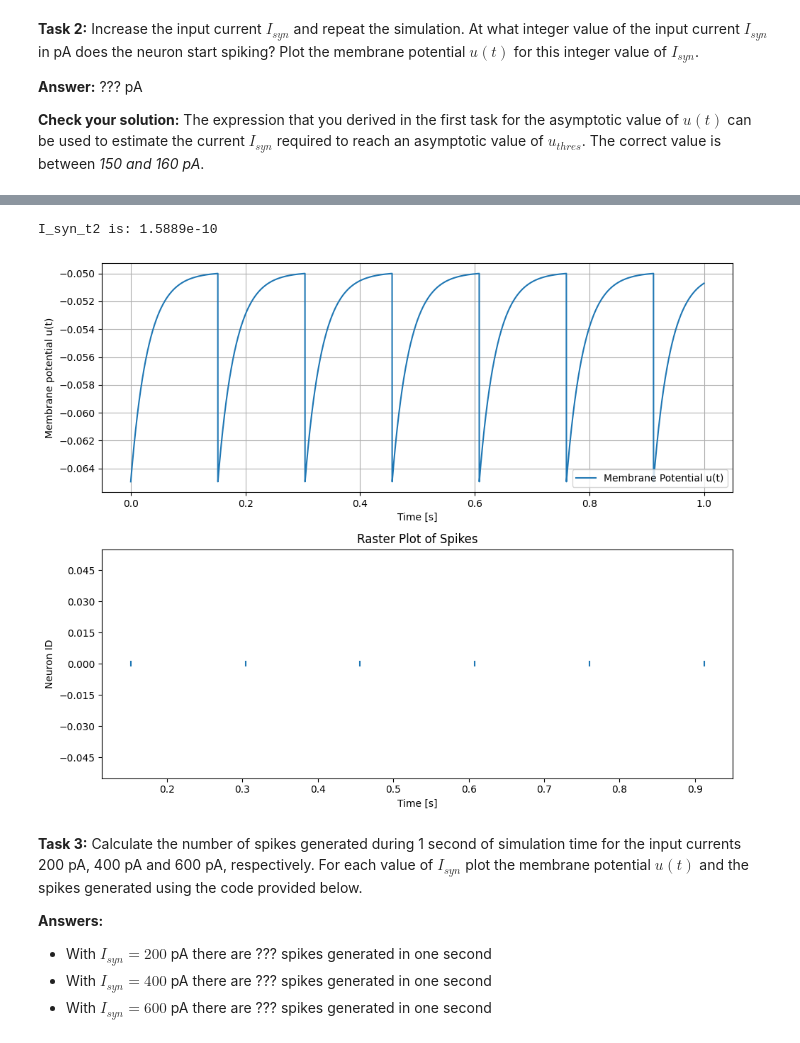
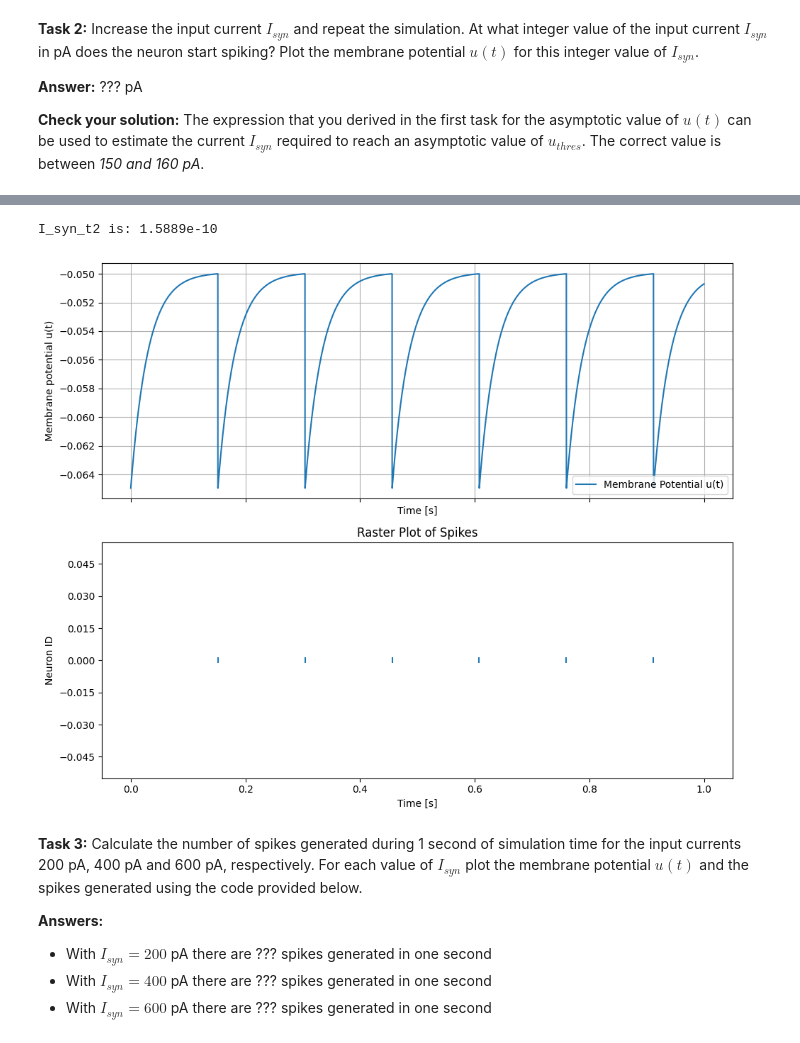
Before and after one commit to jacomoel/d7046e, a Jupyter notebook: exercises/SNN-Exercise-1.ipynb, the cells around one changed output, grey strips where cells are left out. Cells and saved outputs as stored; diff of their text form; code cells hidden in the pictures.

```diff
--- a/exercises/SNN-Exercise-1.ipynb
+++ b/exercises/SNN-Exercise-1.ipynb
@@ -183,7 +219,7 @@ The membrane potential starts at the $u_{rest}$ and converges around $-60.25 mV$
 # %%
 # Code for Task 2
 
-#I_syn_t2 = (u_thres - u_rest) / R
+#I_syn_t2 = (u_thres - u_i[1]) / R
 I_syn_t2 = 158.89e-12
 print("I_syn_t2 is:", I_syn_t2) # Answer
 
@@ -205,37 +241,41 @@ while t <= 1:
 
     # Euler forward step
     u += dt * ( -(u - u_rest) + R*I_syn_t2 ) / tau_m   # think we need to approximate "u" with small time steps => y(t + dt) = y(t) + dt * f(y,t) <=> u(t + dt) u(t) + dt * f(u,t) (in our case)
-    u_i.append(u)            # Store u(t)           # check https://en.wikipedia.org/wiki/Euler_method
+    u_i.append(u)            # Store u(t)              # check https://en.wikipedia.org/wiki/Euler_method
 
     # Spike condition
     if u >= u_thres :
+        print(f"spiking with potential: {u}, at time: {t}")
         t_spike.append(t)    # spike time
         n_spike.append(n_id) # neuron ID
         u = u_reset          # when a neuron potential reaches the threshold, fire then reset ?
 
     # Timestep completed
     t_i.append(t)
     t += dt
 
 # Create figure with two subplots
-fig, (ax1, ax2) = plt.subplots(2, 1, figsize=(10, 8))
+fig, (ax1, ax2) = plt.subplots(2, 1, figsize=(10, 8), sharex=True)
 
 # Plot membrane potential over time
 ax1.plot(t_i, u_i, label="Membrane Potential u(t)")
 ax1.set(xlabel="Time [s]", ylabel="Membrane potential u(t)")
 ax1.grid()
 ax1.legend()
 
 # Plot raster plot of spikes
 rasterplot(ax2, t_spike, n_spike, "Time [s]", "Neuron ID")
 ax2.set_title("Raster Plot of Spikes")
 
+# Ensure the time axis of both plots are aligned
+ax2.set_xlim(ax1.get_xlim())
+
 # Show the plots
 plt.tight_layout()
 plt.show()
 # %% [output]
 I_syn_t2 is: 1.5889e-10
-[figure, old version]
+[figure, new version]
 # %% [markdown]
 **Task 3:** Calculate the number of spikes generated during 1 second of simulation time for the input currents 200 pA, 400 pA and 600 pA, respectively. For each value of $I_{syn}$ plot the membrane potential $u(t)$ and the spikes generated using the code provided below.
 
```
Also changed, not shown: parts of 1 cell of this notebook.
